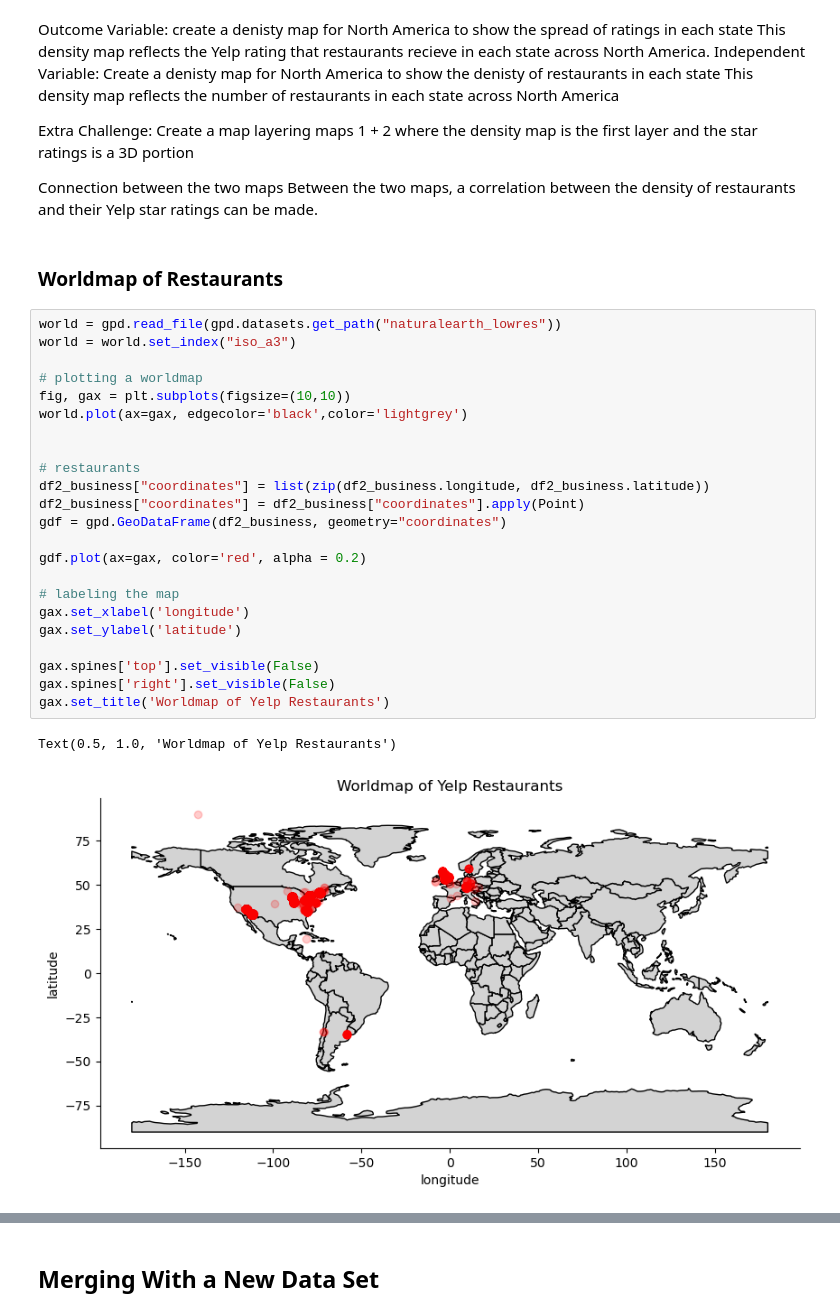
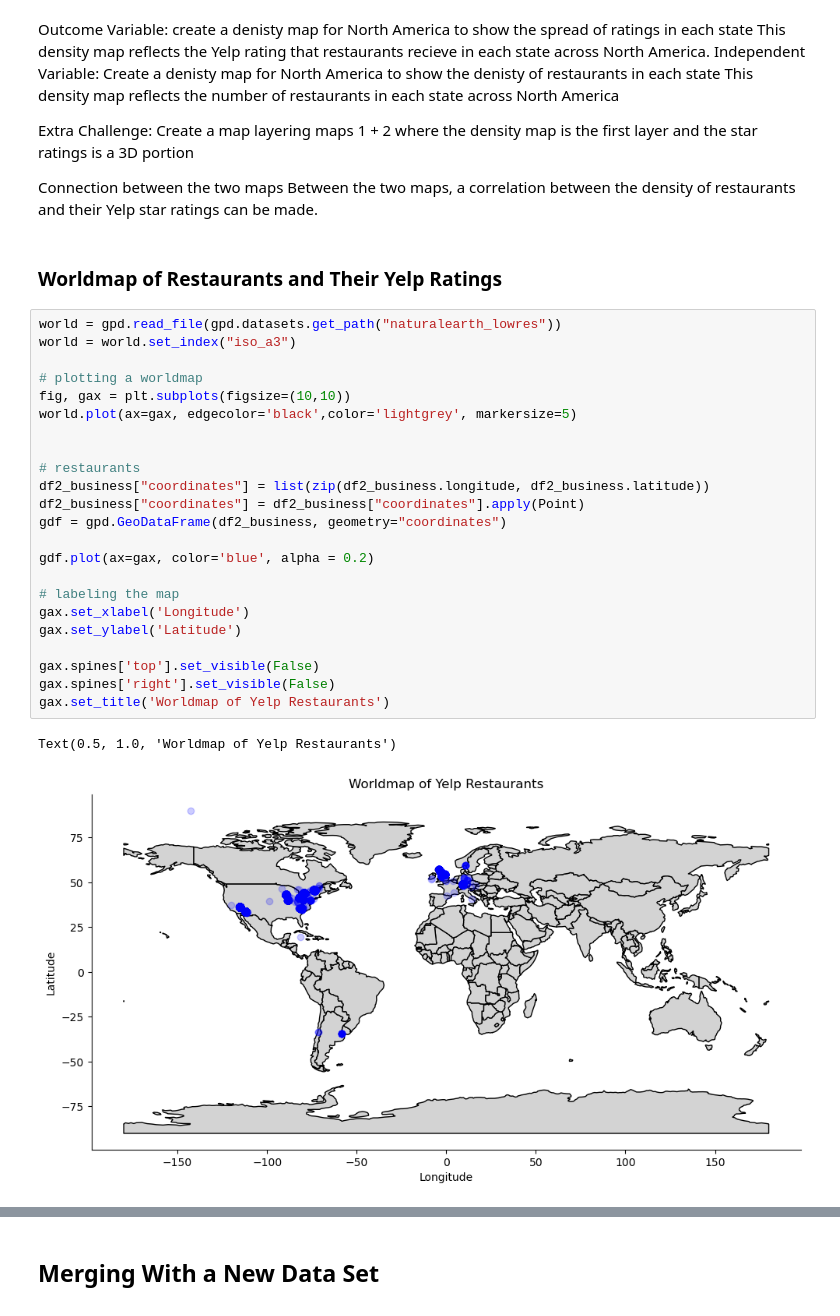
Before and after one commit to vvickychan/yelp-code, a Jupyter notebook: yelp.ipynb, the cells around one changed output, grey strips where cells are left out. Saved outputs shown, nothing was run; the diff lists cells and outputs as text.

```diff
--- a/yelp.ipynb
+++ b/yelp.ipynb
@@ -670,31 +622,31 @@ Extra Challenge: Create a map layering maps 1 + 2 where the density map is the f
 Connection between the two maps
 Between the two maps, a correlation between the density of restaurants and their Yelp star ratings can be made.
 # %% [markdown]
-### Worldmap of Restaurants
+### Worldmap of Restaurants and Their Yelp Ratings
 # %%
 world = gpd.read_file(gpd.datasets.get_path("naturalearth_lowres"))
 world = world.set_index("iso_a3")
 
 # plotting a worldmap
 fig, gax = plt.subplots(figsize=(10,10))
-world.plot(ax=gax, edgecolor='black',color='lightgrey')
+world.plot(ax=gax, edgecolor='black',color='lightgrey', markersize=5)
 
 
 # restaurants
 df2_business["coordinates"] = list(zip(df2_business.longitude, df2_business.latitude))
 df2_business["coordinates"] = df2_business["coordinates"].apply(Point)
 gdf = gpd.GeoDataFrame(df2_business, geometry="coordinates")
 
-gdf.plot(ax=gax, color='red', alpha = 0.2)
+gdf.plot(ax=gax, color='blue', alpha = 0.2)
 
 # labeling the map
-gax.set_xlabel('longitude')
-gax.set_ylabel('latitude')
+gax.set_xlabel('Longitude')
+gax.set_ylabel('Latitude')
 
 gax.spines['top'].set_visible(False)
 gax.spines['right'].set_visible(False)
 gax.set_title('Worldmap of Yelp Restaurants')
 # %% [output]
 Text(0.5, 1.0, 'Worldmap of Yelp Restaurants')
-[figure, old version]
+[figure, new version]
 # %% [markdown]
```
Also changed, not shown: parts of 13 cells of this notebook.
